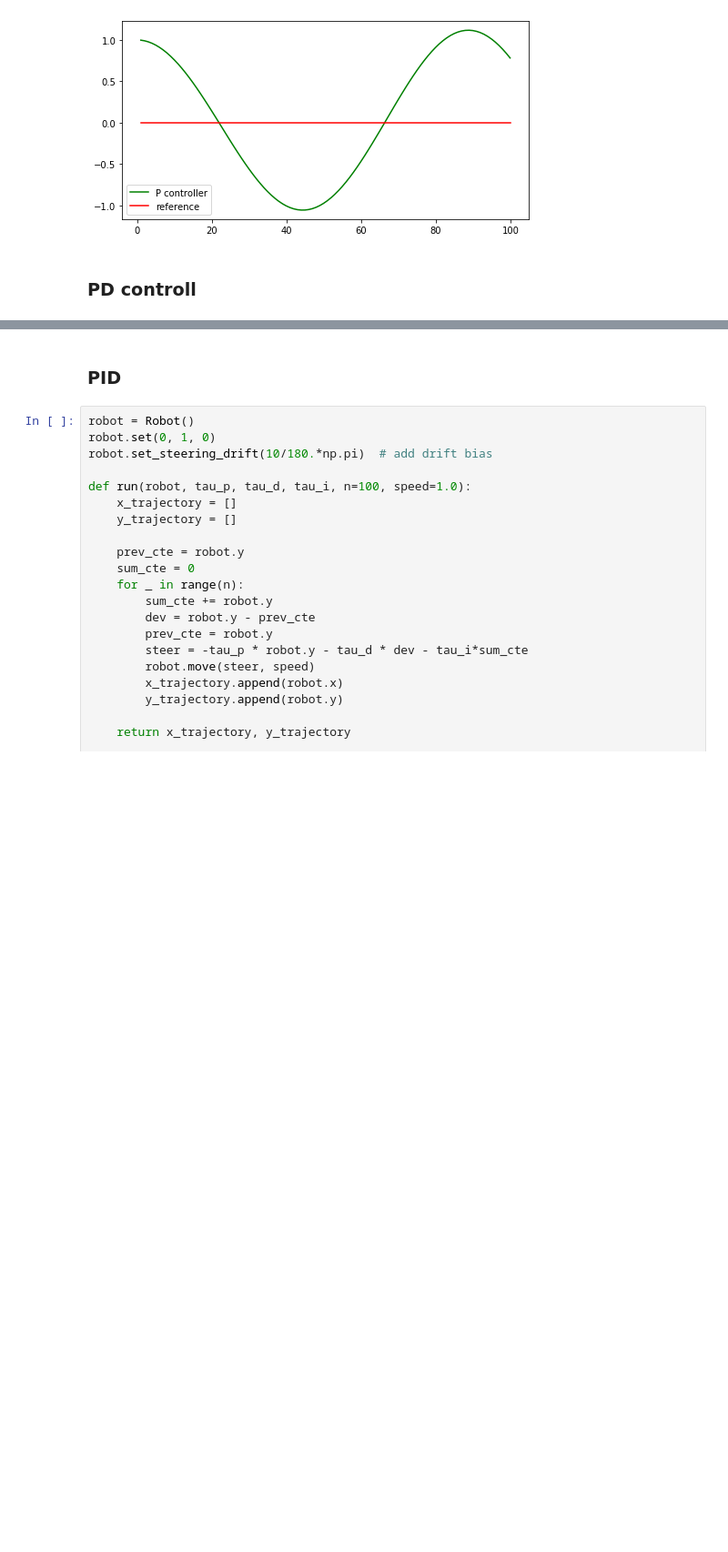
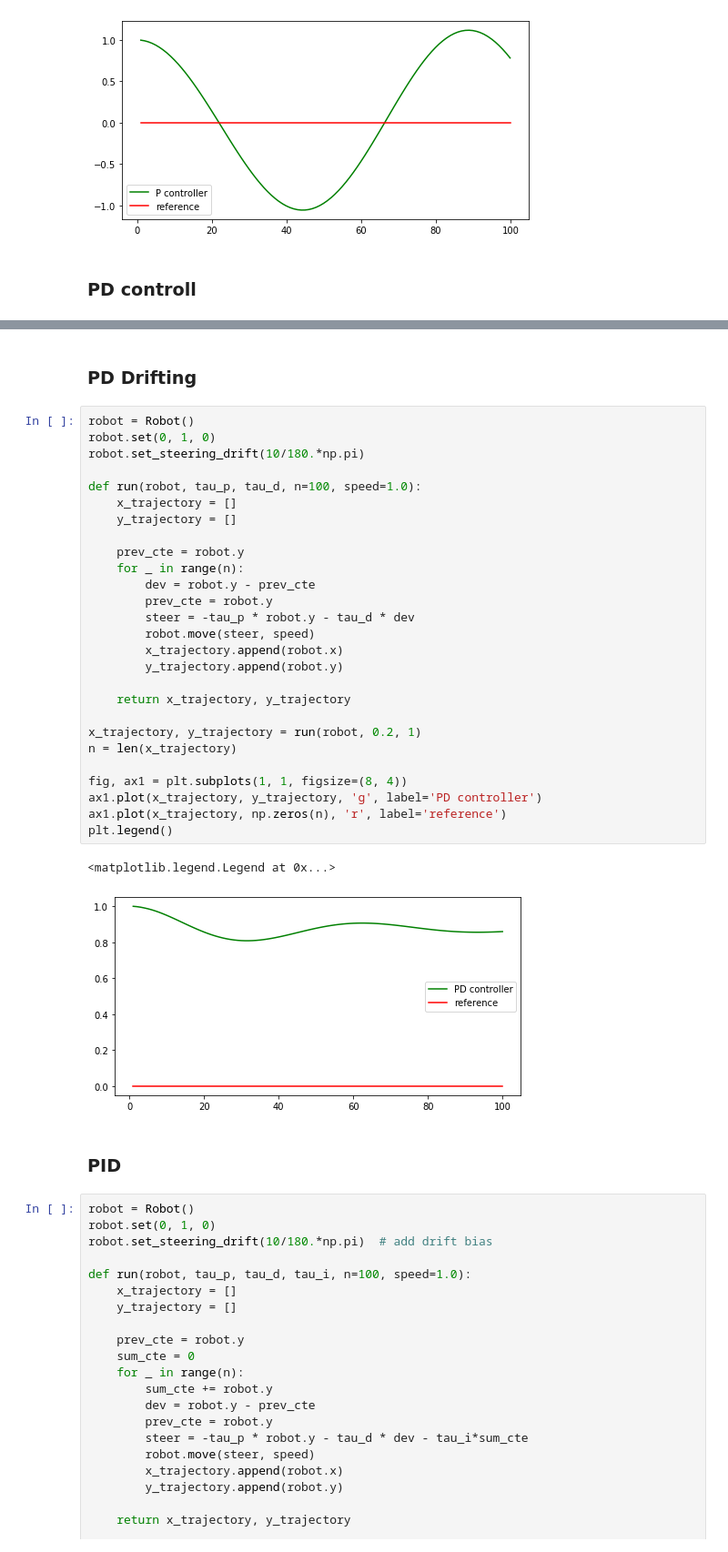
Before and after one commit to MJeremy2017/machine-learning-models, a Jupyter notebook: Control/PID.ipynb, the cells around one changed output, grey strips where cells are left out. Shown: that part at 91% size. Drawn from its saved outputs; the diff is of its cells as text; blank space fills up the shorter version.

```diff
--- a/Control/PID.ipynb
+++ b/Control/PID.ipynb
@@ -148,3 +147,35 @@ plt.legend()
+# %% [markdown]
+### PD Drifting
+# %%
+robot = Robot()
+robot.set(0, 1, 0)
+robot.set_steering_drift(10/180.*np.pi)
+
+def run(robot, tau_p, tau_d, n=100, speed=1.0):
+    x_trajectory = []
+    y_trajectory = []
+
+    prev_cte = robot.y
+    for _ in range(n):
+        dev = robot.y - prev_cte
+        prev_cte = robot.y
+        steer = -tau_p * robot.y - tau_d * dev
+        robot.move(steer, speed)
+        x_trajectory.append(robot.x)
+        y_trajectory.append(robot.y)
+
+    return x_trajectory, y_trajectory
+
+x_trajectory, y_trajectory = run(robot, 0.2, 1)
+n = len(x_trajectory)
+
+fig, ax1 = plt.subplots(1, 1, figsize=(8, 4))
+ax1.plot(x_trajectory, y_trajectory, 'g', label='PD controller')
+ax1.plot(x_trajectory, np.zeros(n), 'r', label='reference')
+plt.legend()
+# %% [output]
+<matplotlib.legend.Legend at 0x...>
+[figure, added]
 # %% [markdown]
 ### PID
 # %%
```
Also changed, not shown: parts of 1 cell of this notebook, 1 other file.
